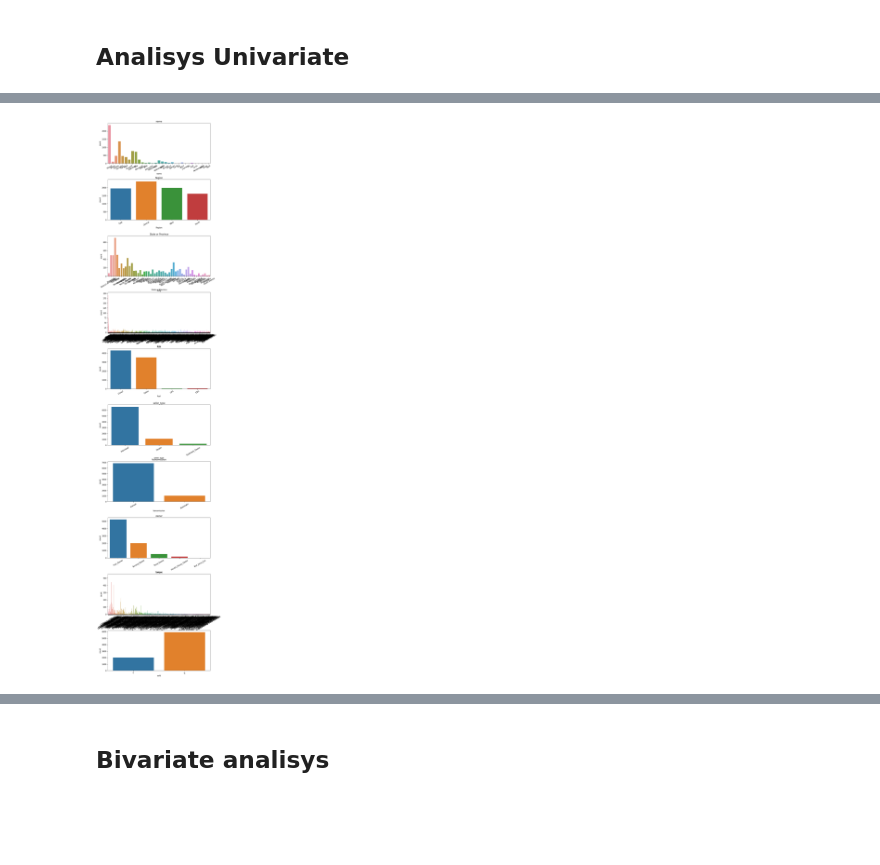
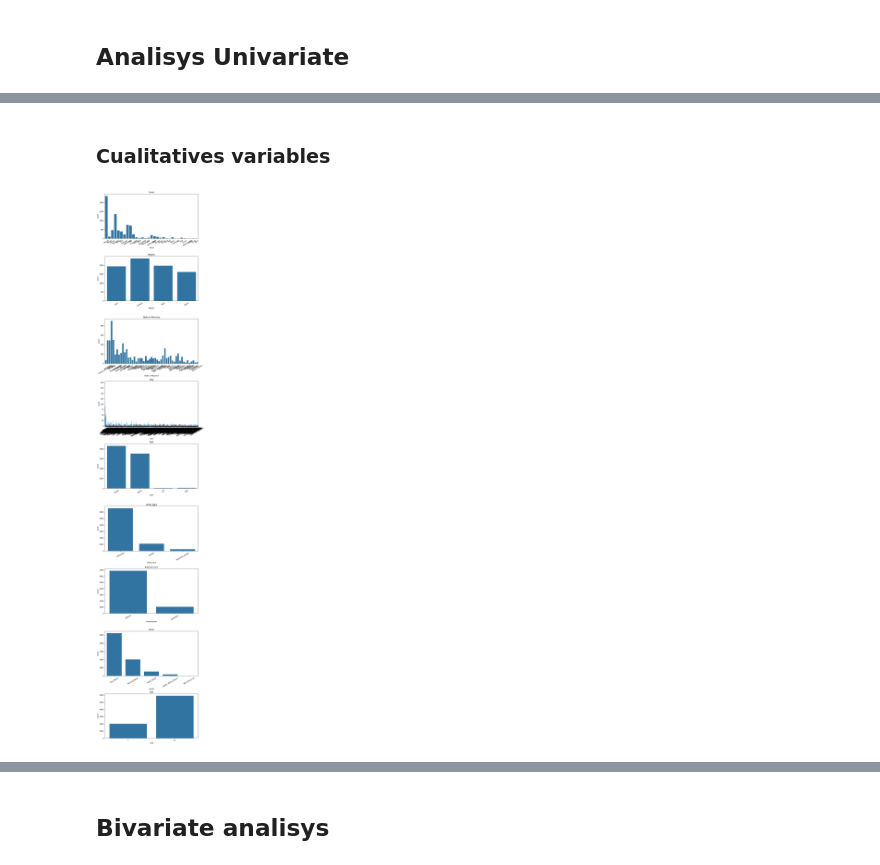
Before and after one commit to parivgabriela/DATA, a Jupyter notebook: car_selling_data/car_data.ipynb, the cells around one changed output, grey strips where cells are left out. Drawn from its saved outputs; the diff is of its cells as text; code cells hidden in the pictures; blank space fills up the shorter version.

Commit message:
add graphs and reorder some code in the correct bloc

```diff
--- a/car_selling_data/car_data.ipynb
+++ b/car_selling_data/car_data.ipynb
@@ -298,13 +313,15 @@ dtype: int64
+# %% [markdown]
+### Cualitatives variables
 # %%
-col_object = ['name', 'Region', 'State or Province', 'City', 'fuel', 'seller_type', 'transmission', 'owner', 'torque', 'sold']
+col_object = ['name', 'Region', 'State or Province', 'City', 'fuel', 'seller_type', 'transmission', 'owner', 'sold']
 
-fig , ax = plt.subplots(nrows=len(col_object), ncols=1, figsize=(10,55))
+fig , ax = plt.subplots(nrows=len(col_object), ncols=1, figsize=(10,60))
 
 fig.subplots_adjust(hspace=0.4)
 
 for i, col in enumerate(col_object):
   sns.countplot(x=col, data=df, ax=ax[i])
   ax[i].set_title(col)
   ax[i].set_xticklabels(ax[i].get_xticklabels(), rotation=30)
 # %% [output]
-[figure, old version]
+[figure, new version]
```
Also changed, not shown: parts of 41 cells of this notebook.
